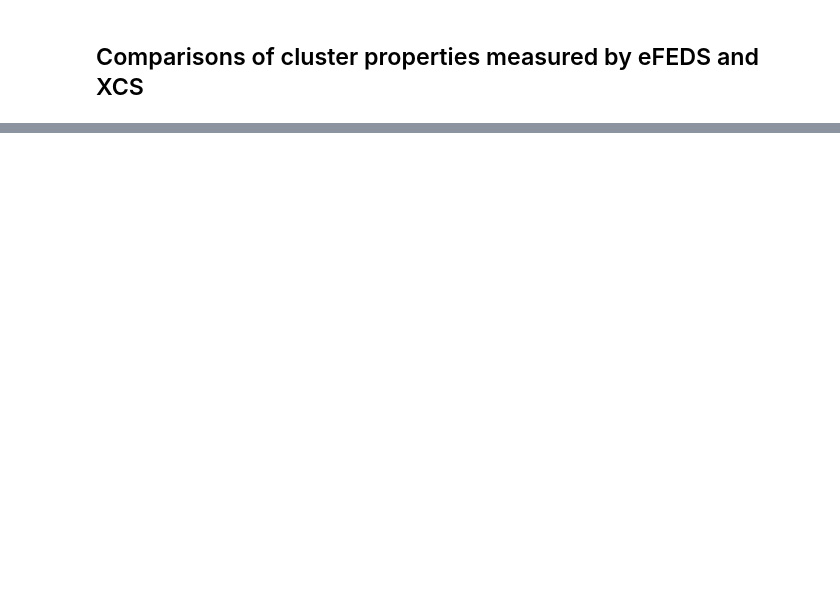
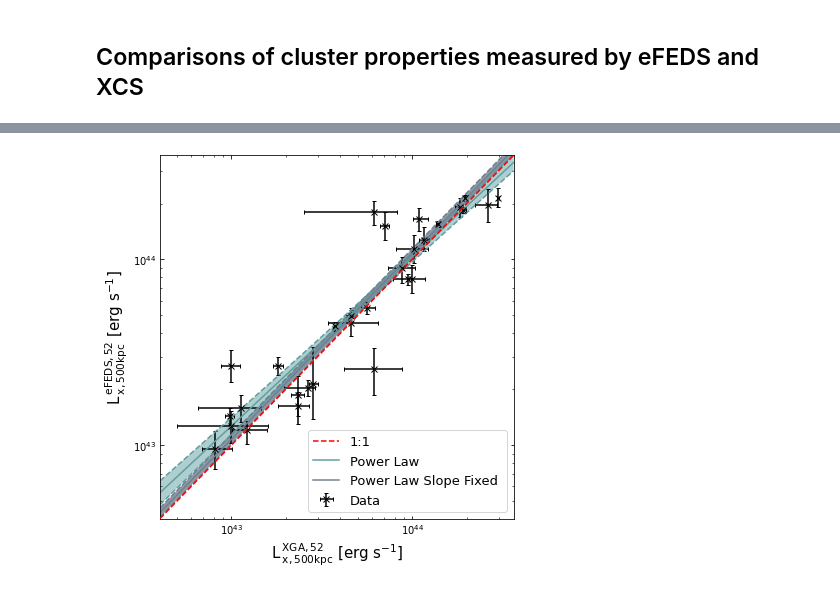
Before and after one commit to DavidT3/eFEDS-XCS-Paper, a Jupyter notebook: analysis_code/cluster_analysis.ipynb, the cells around one changed output, grey strips where cells are left out. Cells and saved outputs as stored; diff of their text form; code cells hidden in the pictures; blank space fills up the shorter version.

```diff
--- a/analysis_code/cluster_analysis.ipynb
+++ b/analysis_code/cluster_analysis.ipynb
@@ -219,0 +396,9 @@ This sample is a subset of the eFEDS-XMM sample, but we felt that presenting a d
+# %%
+ra = efeds_xcs['RA'].values
+dec = efeds_xcs['DEC'].values
+z = efeds_xcs['z'].values
+n = efeds_xcs['name'].values
+
+efeds_xcs_srcs = ClusterSample(ra, dec, z, n, r500=Quantity([300]*len(efeds_xcs), 'kpc'),
+                     use_peak=False, back_inn_rad_factor=2, back_out_rad_factor=3, clean_obs=True,
+                     clean_obs_reg='r500', clean_obs_threshold=0.7, load_fits=True, cosmology=cosmo)
@@ -223,0 +643,11 @@ This sample is a subset of the eFEDS-XMM sample, but we felt that presenting a d
+# %%
+xmm_vals = xga_l500[:, 0]
+xmm_errs = xga_l500[:, 1:]
+
+eros_vals = erosita_l500[:, 0]
+eros_errs = erosita_l500[:, 1:]
+
+eros_xmm_l500_fixed = lira_fixed_slope(eros_vals, eros_errs, xmm_vals, xmm_errs, Quantity(1e+43,'erg/s'),
+                                      Quantity(1e+43,'erg/s'),
+                                       y_name=r'L$^{\:\rm{eFEDS}}_{\:\rm{x, 500kpc, 0.5-2.0}}$',
+                                       x_name=r'L$^{\:\rm{XGA}}_{\:\rm{x, 500kpc, 0.5-2.0}}$')
@@ -223,0 +682,78 @@ This sample is a subset of the eFEDS-XMM sample, but we felt that presenting a d
+# %%
+# A numpy random object used for the drawing of random samples
+rng = np.random.default_rng()
+
+# Selecting only those clusters that have a valid measurement from XGA and eFEDS
+both_ind = np.where(np.isfinite(xga_l500[:, 0]) & np.isfinite(erosita_l500[:, 0]))[0]
+chos_xga = xga_l500[both_ind, :].value
+chos_erosita = erosita_l500[both_ind, :].value
+
+# Finding the lower and upper limits of the two datasets, then adding a 20% buffer
+llim = min(np.nanmin(chos_xga[:, 0]-chos_xga[:, 1]), np.nanmin(chos_erosita[:, 0]-chos_erosita[:, 1]))*0.8
+ulim = max(np.nanmax(chos_xga[:, 0]+chos_xga[:, 2]), np.nanmax(chos_erosita[:, 0]+chos_erosita[:, 2]))*1.2
+
+# Setting up a list containing the limits, and then a linear space to use as x-values at
+#  which we can sample the models
+lims = [llim, ulim]
+x_vals = np.linspace(*lims, 100)
+
+# Setting up the matplotlib figure the plot will live in, and setting tick appearance
+plt.figure(figsize=(6., 6.))
+plt.minorticks_on()
+plt.tick_params(right=True, top=True, direction='in', which='both')
+
+# Plotting a 1:1 line using the limits we decided on earlier
+plt.plot(lims, lims, color='red', linestyle='dashed', label='1:1', zorder=10)
+
+# Plotting the data points (and their uncertainties)
+plt.errorbar(chos_xga[:, 0], chos_erosita[:, 0],xerr=[chos_xga[:, 1], chos_xga[:, 2]],
+             yerr=[chos_erosita[:, 1], chos_erosita[:, 2]], capsize=2, fmt='kx', label='Data')
+
+# Reading out chains and generating random realisations of the power-law model fitted to the
+#  luminosity comparison, then finding the median model values (as well as 68% confidence limits)
+all_inds = np.arange(eros_xmm_l500._chains.shape[0])
+chosen_inds = rng.choice(all_inds, 10000)
+par_dists = [eros_xmm_l500._chains[:, 0][chosen_inds], eros_xmm_l500._chains[:, 1][chosen_inds]]
+realisations = eros_xmm_l500.model_func(x_vals[..., None]/eros_xmm_l500.x_norm.value, *par_dists)*eros_xmm_l500.x_norm.value
+median_model = np.percentile(realisations, 50, axis=1)
+upper_model = np.percentile(realisations, 84.1, axis=1)
+lower_model = np.percentile(realisations, 15.9, axis=1)
+
+# Plotting the power-law model, as well as the confidence limits
+plt.plot(x_vals, median_model, color='cadetblue', label='Power Law')
+plt.fill_between(x_vals, lower_model, upper_model, alpha=0.5, interpolate=True,
+                     where=upper_model >= lower_model, facecolor='cadetblue')
+plt.plot(x_vals, lower_model, color='cadetblue', linestyle="dashed")
+plt.plot(x_vals, upper_model, color='cadetblue', linestyle="dashed")
+
+# Repeating the process for the fixed-slope model
+par_dists = [eros_xmm_l500_fixed._chains[:, 0][chosen_inds], eros_xmm_l500_fixed._chains[:, 1][chosen_inds]]
+realisations = eros_xmm_l500_fixed.model_func(x_vals[..., None]/eros_xmm_l500_fixed.x_norm.value, *par_dists)*eros_xmm_l500_fixed.x_norm.value
+median_model = np.percentile(realisations, 50, axis=1)
+upper_model = np.percentile(realisations, 84.1, axis=1)
+lower_model = np.percentile(realisations, 15.9, axis=1)
+
+plt.plot(x_vals, median_model, color="slategray", label='Power Law Slope Fixed ')
+plt.fill_between(x_vals, lower_model, upper_model, alpha=0.8, interpolate=True,
+                     where=upper_model >= lower_model, facecolor="slategray")
+plt.plot(x_vals, lower_model, color="slategray", linestyle="dashed")
+plt.plot(x_vals, upper_model, color="slategray", linestyle="dashed")
+
+# Setting the x and y axis limits
+plt.xlim(lims)
+plt.ylim(lims)
+
+# Setting axis labels, and the scale of the axes
+plt.ylabel(r'L$^{\:\rm{eFEDS, 52}}_{\:\rm{x, 500kpc}}$ [erg s$^{-1}$]', fontsize=15)
+plt.xlabel(r'L$^{\:\rm{XGA, 52}}_{\:\rm{x, 500kpc}}$ [erg s$^{-1}$]', fontsize=15)
+plt.xscale('log')
+plt.yscale('log')
+
+# Adding in the legend
+plt.legend(fontsize=13)
+plt.tight_layout()
+# Saving and displaying the plot
+plt.savefig("output_figures/efeds_xcs_l500cal.pdf")
+plt.show()
+# %% [output]
+[figure, added]
```
Also changed, not shown: parts of 87 cells of this notebook, 5 other files.
